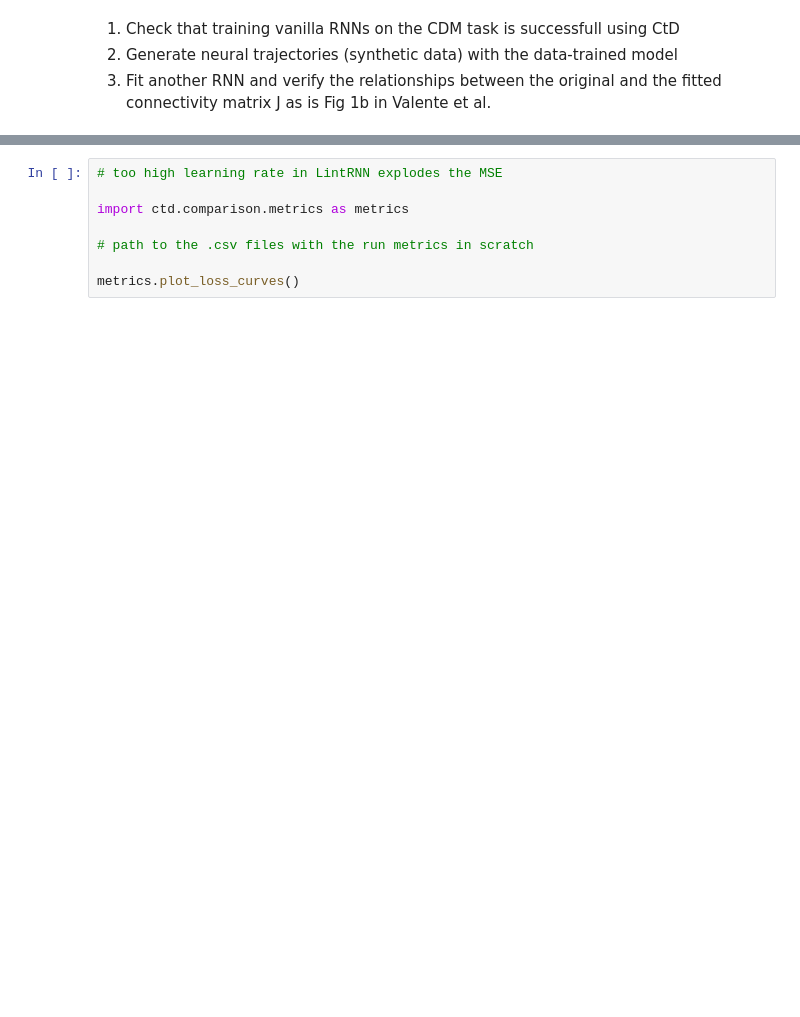
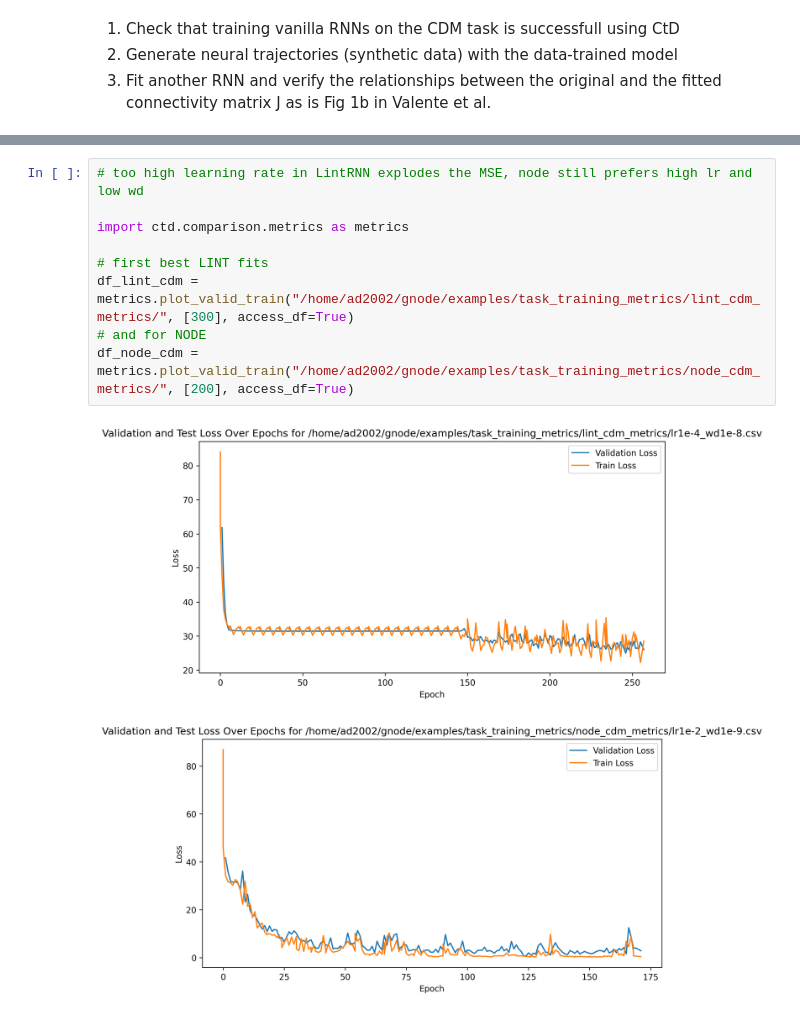
Before and after one commit to alejandradu/gnode, a Jupyter notebook: low_rank_connectivity/CtDValidation.ipynb, the cells around one changed output, grey strips where cells are left out. Saved outputs shown, nothing was run; the diff lists cells and outputs as text; blank space fills up the shorter version.

Commit message:
training on separate mat, optimizing node

```diff
--- a/low_rank_connectivity/CtDValidation.ipynb
+++ b/low_rank_connectivity/CtDValidation.ipynb
@@ -44,8 +45,12 @@ multitask.plot_tasks()
-# %%
-# too high learning rate in LintRNN explodes the MSE
-
-import ctd.comparison.metrics as metrics
-
-# path to the .csv files with the run metrics in scratch
-
-metrics.plot_loss_curves()
+# %%
+# too high learning rate in LintRNN explodes the MSE, node still prefers high lr and low wd
+
+import ctd.comparison.metrics as metrics
+
+# first best LINT fits
+df_lint_cdm = metrics.plot_valid_train("/home/ad2002/gnode/examples/task_training_metrics/lint_cdm_metrics/", [300], access_df=True)
+# and for NODE
+df_node_cdm = metrics.plot_valid_train("/home/ad2002/gnode/examples/task_training_metrics/node_cdm_metrics/", [200], access_df=True)
+# %% [output]
+[figure, added]
+[figure, added]
```
Also changed, not shown: parts of 3 cells of this notebook, 11 other files.
